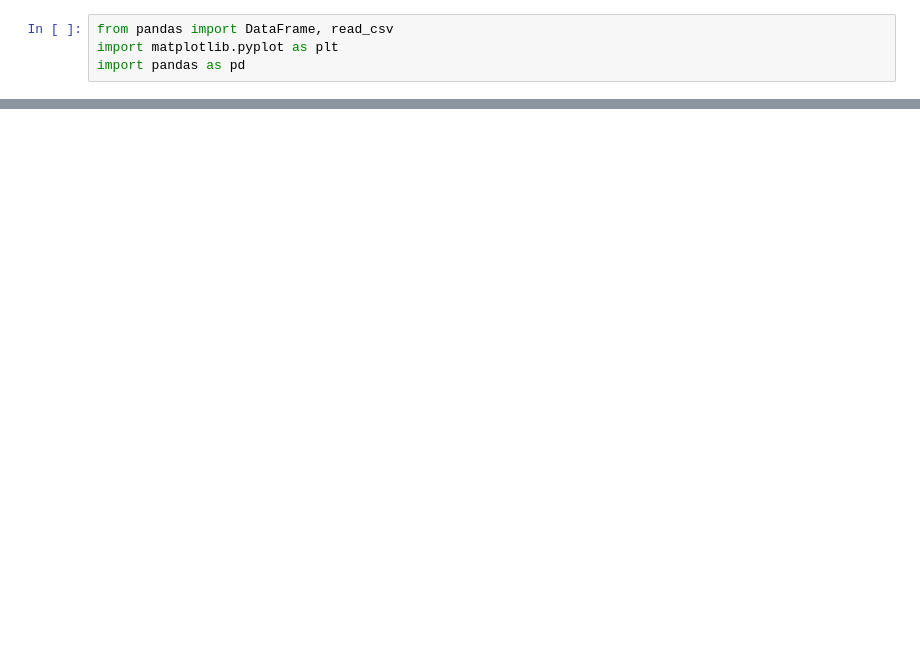
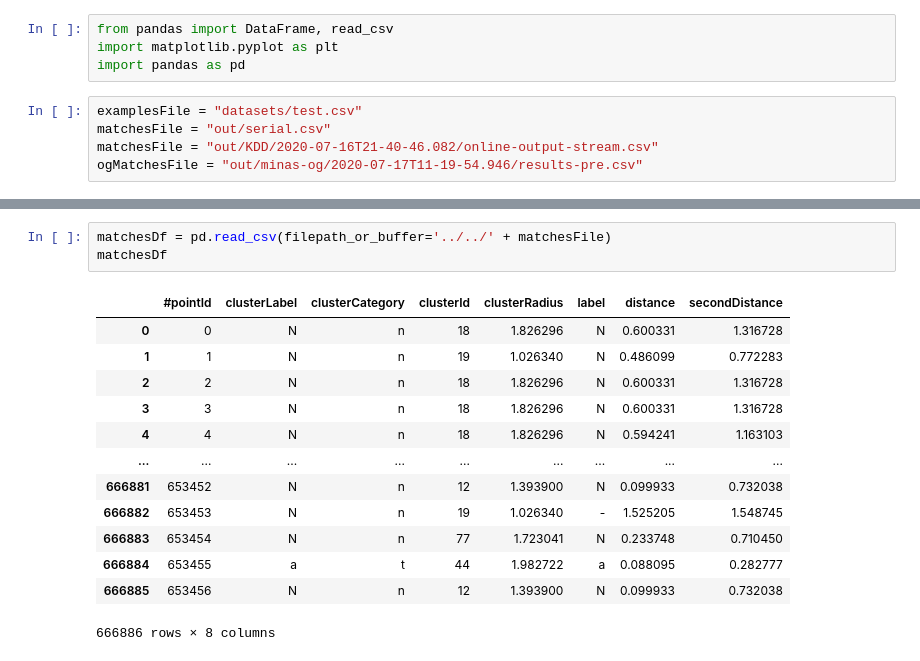
Before and after one commit to luis-puhl/minas-flink, a Jupyter notebook: mfog-mpi/src/minas/evaluate.ipynb, the cells around one changed output, grey strips where cells are left out. Cells and saved outputs as stored; diff of their text form; blank space fills up the shorter version.

```diff
--- a/mfog-mpi/src/minas/evaluate.ipynb
+++ b/mfog-mpi/src/minas/evaluate.ipynb
@@ -2,4 +2,9 @@
 from pandas import DataFrame, read_csv
 import matplotlib.pyplot as plt
 import pandas as pd
+# %%
+examplesFile = "datasets/test.csv"
+matchesFile = "out/serial.csv"
+matchesFile = "out/KDD/2020-07-16T21-40-46.082/online-output-stream.csv"
+ogMatchesFile = "out/minas-og/2020-07-17T11-19-54.946/results-pre.csv"
 # %%
@@ -23,0 +68,17 @@ examplesDf
+# %%
+matchesDf = pd.read_csv(filepath_or_buffer='../../' + matchesFile)
+matchesDf
+# %% [output]
+|  | #pointId | clusterLabel | clusterCategory | clusterId | clusterRadius | label | distance | secondDistance |
+| 0 | 0 | N | n | 18 | 1.826296 | N | 0.600331 | 1.316728 |
+| 1 | 1 | N | n | 19 | 1.026340 | N | 0.486099 | 0.772283 |
+| 2 | 2 | N | n | 18 | 1.826296 | N | 0.600331 | 1.316728 |
+| 3 | 3 | N | n | 18 | 1.826296 | N | 0.600331 | 1.316728 |
+| 4 | 4 | N | n | 18 | 1.826296 | N | 0.594241 | 1.163103 |
+| ... | ... | ... | ... | ... | ... | ... | ... | ... |
+| 666881 | 653452 | N | n | 12 | 1.393900 | N | 0.099933 | 0.732038 |
+| 666882 | 653453 | N | n | 19 | 1.026340 | - | 1.525205 | 1.548745 |
+| 666883 | 653454 | N | n | 77 | 1.723041 | N | 0.233748 | 0.710450 |
+| 666884 | 653455 | a | t | 44 | 1.982722 | a | 0.088095 | 0.282777 |
+| 666885 | 653456 | N | n | 12 | 1.393900 | N | 0.099933 | 0.732038 |
+666886 rows × 8 columns
```
Also changed, not shown: parts of 14 cells of this notebook, 7 other files.
